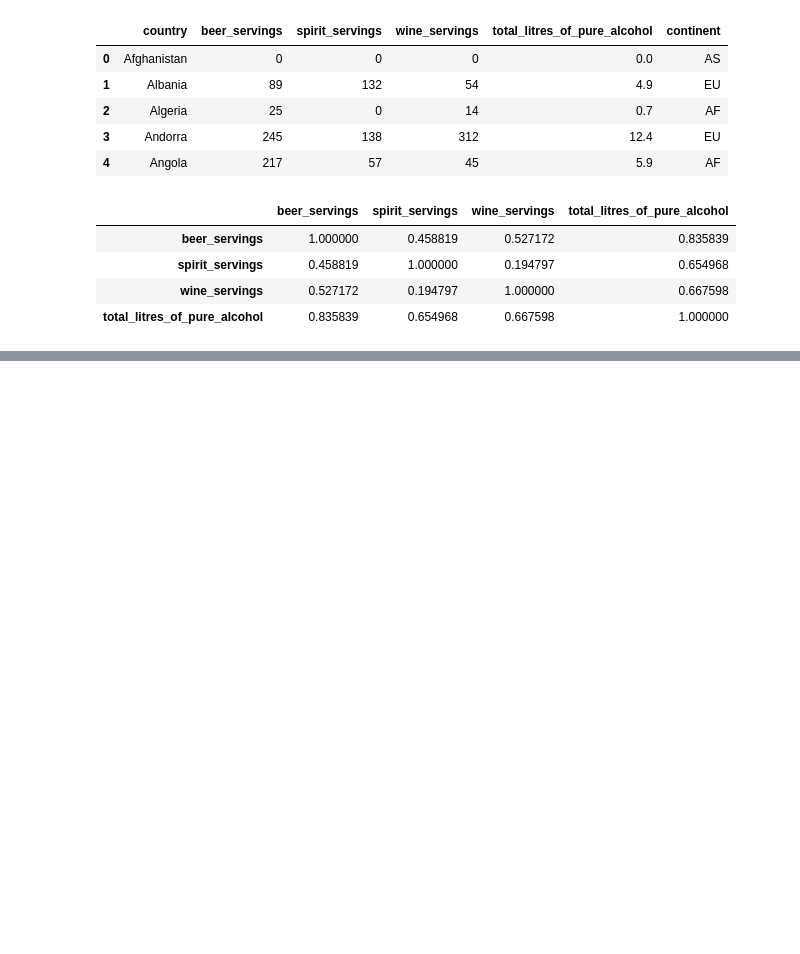
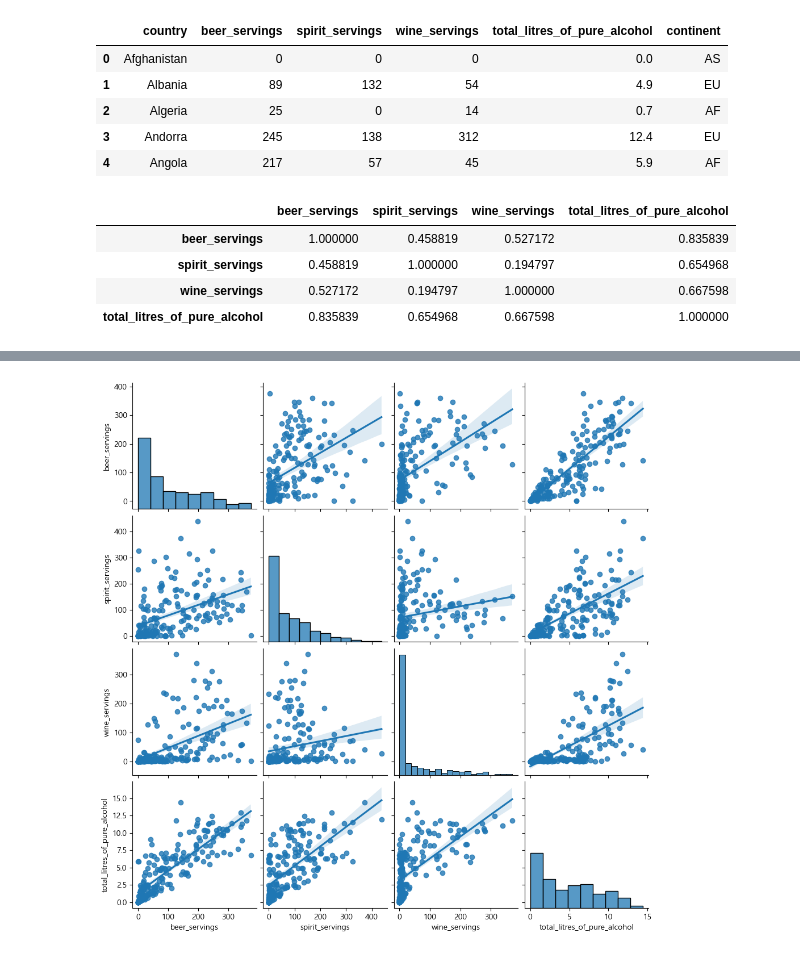
Before and after one commit to bsmoon-86/ezen_2406, a Jupyter notebook: python/240713/01_matplot.ipynb, the cells around one changed output, grey strips where cells are left out. Drawn from its saved outputs; the diff is of its cells as text; code cells hidden in the pictures; blank space fills up the shorter version.

```diff
--- a/python/240713/01_matplot.ipynb
+++ b/python/240713/01_matplot.ipynb
@@ -145,0 +144,9 @@ plt.show()
+# %%
+sns.pairplot(
+    df[cols],
+    height=2.5,
+    kind='reg'
+)
+plt.show()
+# %% [output]
+[figure, added]
```
Also changed, not shown: parts of 1 cell of this notebook, 1 other file.
